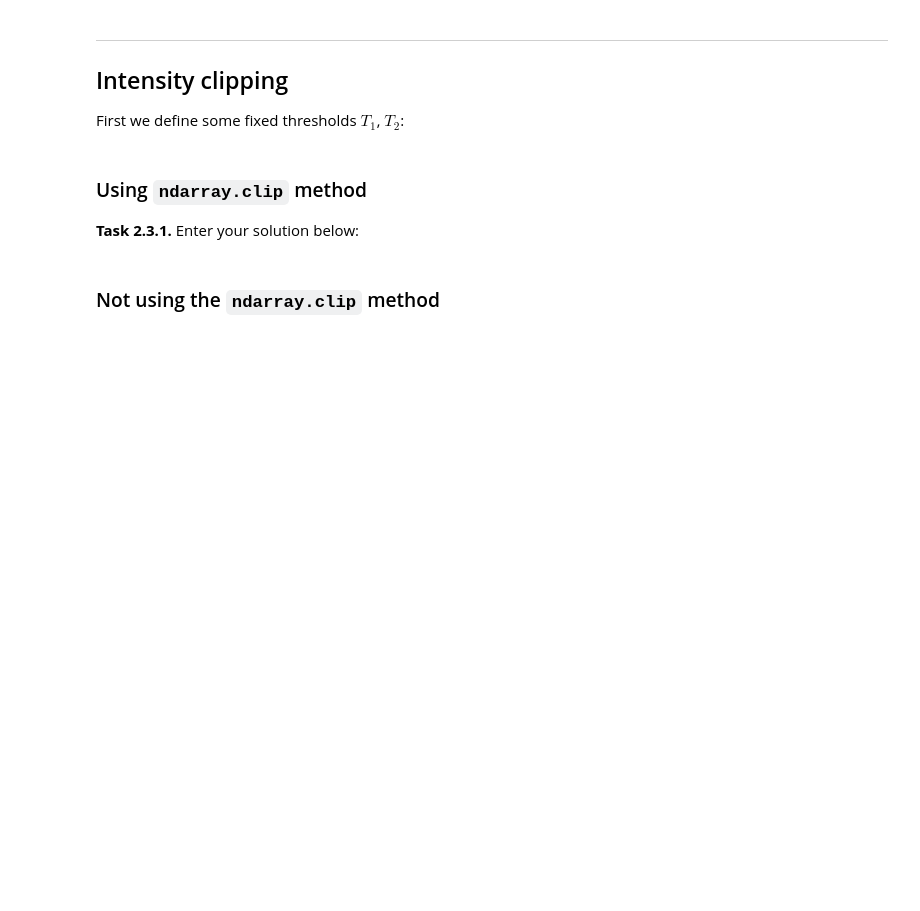
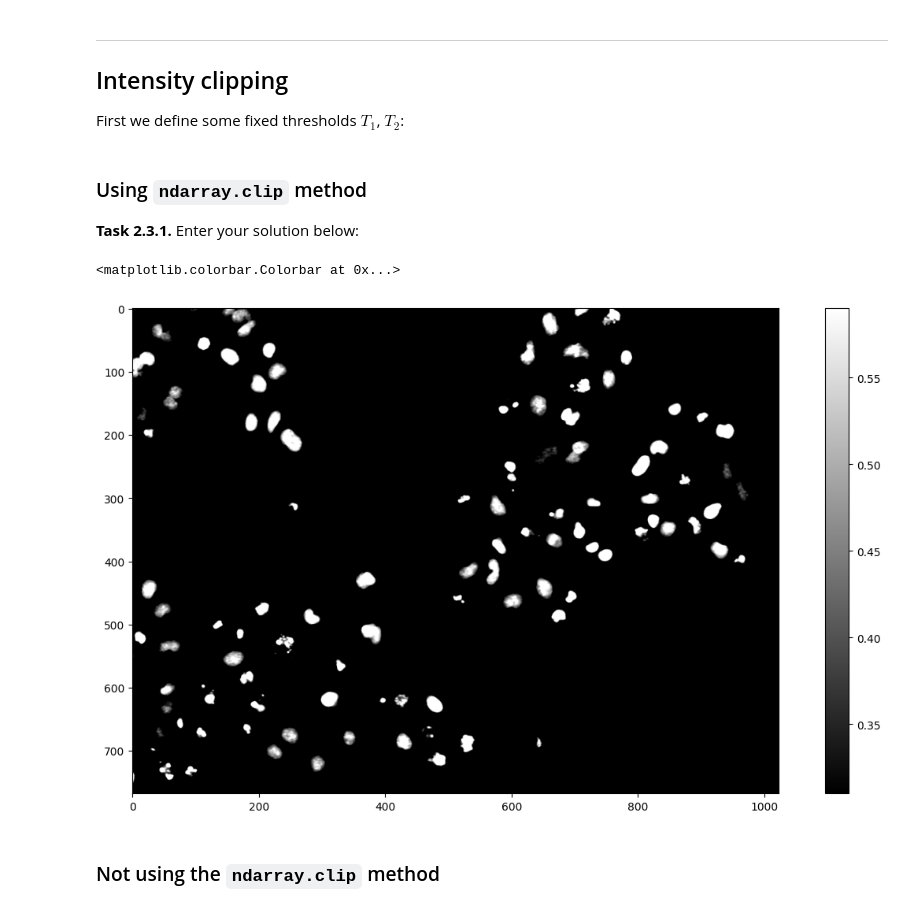
Before and after one commit to josephreyy/mobi-fs3-python, a Jupyter notebook: task2.ipynb, the cells around one changed output. Cells and saved outputs as stored; diff of their text form; code cells hidden in the pictures; blank space fills up the shorter version.

```diff
--- a/task2.ipynb
+++ b/task2.ipynb
@@ -48,6 +48,14 @@ T2 = 0.59
 ### Using `ndarray.clip` method
 
 **<a id="#">Task 2.3.1.</a>** Enter your solution below:
+# %%
+img_clip = img.copy().clip(T1,T2)
+plt.figure(figsize=(15,8))
+plt.imshow(img_clip, 'gray')
+plt.colorbar()
+# %% [output]
+<matplotlib.colorbar.Colorbar at 0x...>
+[figure, added]
 # %% [markdown]
 ### Not using the `ndarray.clip` method
 # %% [markdown]
```
